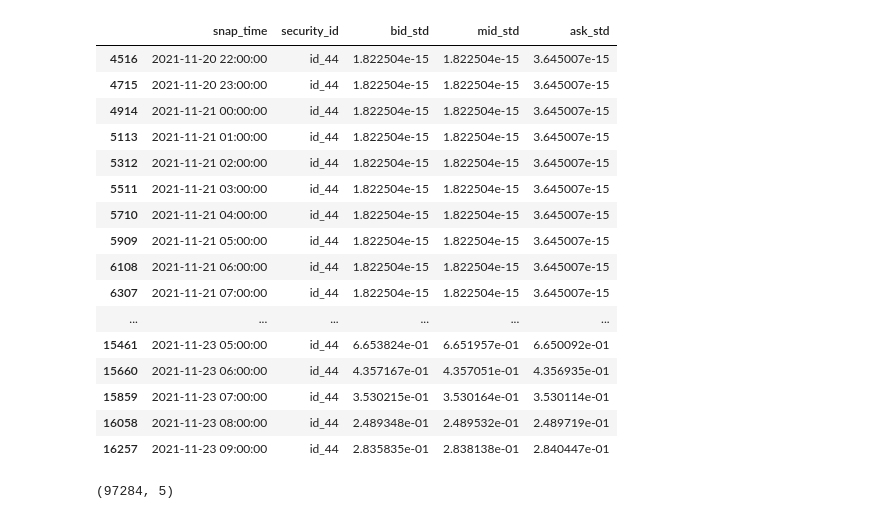
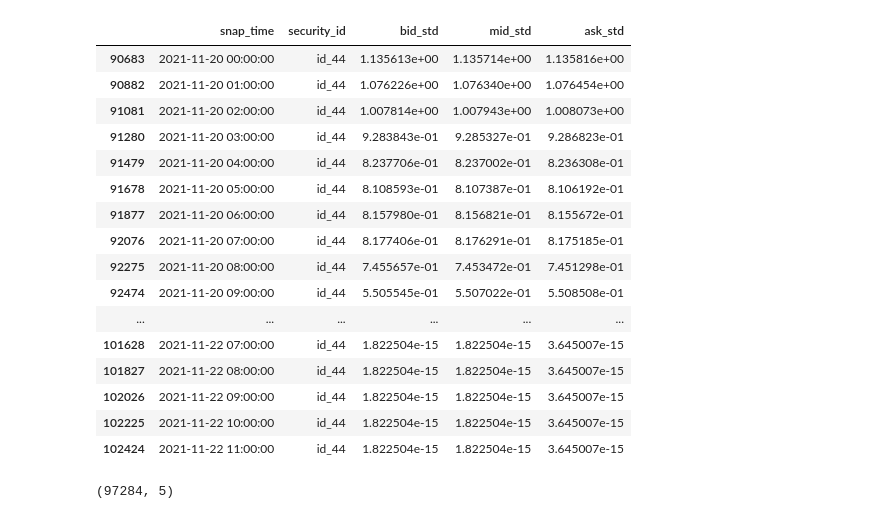
Before and after one commit to GiriRanganathan/parameta-data-science-test, a Jupyter notebook: test_notebook.ipynb, the cells around one changed output. Cells and saved outputs as stored; diff of their text form; code cells hidden in the pictures.

```diff
--- a/test_notebook.ipynb
+++ b/test_notebook.ipynb
@@ -5,2 +1,4 @@ results_df_checker_2 = 1
+# %%
+df = pd.read_csv("/workspaces/parameta-data-science-test/Parameta/stdev_test/results/rolling_std_results.csv")
 # %%
-results_df_checker_2 = results_df[(results_df['security_id'] == 'id_44') & (results_df['snap_time'] >= '2021-11-20 00:00:00')].sort_values(by='snap_time')
+results_df_checker = df[(df['security_id'] == 'id_44') & (df['snap_time'] >= '2021-11-20 00:00:00')].sort_values(by='snap_time')
@@ -27,20 +4,0 @@ results_df_checker_2.head(60)
-# %%
-results_df_checker_2.tail(60)
-# %% [output]
-|  | snap_time | security_id | bid_std | mid_std | ask_std |
-| 4516 | 2021-11-20 22:00:00 | id_44 | 1.822504e-15 | 1.822504e-15 | 3.645007e-15 |
-| 4715 | 2021-11-20 23:00:00 | id_44 | 1.822504e-15 | 1.822504e-15 | 3.645007e-15 |
-| 4914 | 2021-11-21 00:00:00 | id_44 | 1.822504e-15 | 1.822504e-15 | 3.645007e-15 |
-| 5113 | 2021-11-21 01:00:00 | id_44 | 1.822504e-15 | 1.822504e-15 | 3.645007e-15 |
-| 5312 | 2021-11-21 02:00:00 | id_44 | 1.822504e-15 | 1.822504e-15 | 3.645007e-15 |
-| 5511 | 2021-11-21 03:00:00 | id_44 | 1.822504e-15 | 1.822504e-15 | 3.645007e-15 |
-| 5710 | 2021-11-21 04:00:00 | id_44 | 1.822504e-15 | 1.822504e-15 | 3.645007e-15 |
-| 5909 | 2021-11-21 05:00:00 | id_44 | 1.822504e-15 | 1.822504e-15 | 3.645007e-15 |
-| 6108 | 2021-11-21 06:00:00 | id_44 | 1.822504e-15 | 1.822504e-15 | 3.645007e-15 |
-| 6307 | 2021-11-21 07:00:00 | id_44 | 1.822504e-15 | 1.822504e-15 | 3.645007e-15 |
-| ... | ... | ... | ... | ... | ... |
-| 15461 | 2021-11-23 05:00:00 | id_44 | 6.653824e-01 | 6.651957e-01 | 6.650092e-01 |
-| 15660 | 2021-11-23 06:00:00 | id_44 | 4.357167e-01 | 4.357051e-01 | 4.356935e-01 |
-| 15859 | 2021-11-23 07:00:00 | id_44 | 3.530215e-01 | 3.530164e-01 | 3.530114e-01 |
-| 16058 | 2021-11-23 08:00:00 | id_44 | 2.489348e-01 | 2.489532e-01 | 2.489719e-01 |
-| 16257 | 2021-11-23 09:00:00 | id_44 | 2.835835e-01 | 2.838138e-01 | 2.840447e-01 |
@@ -49,3 +5,23 @@ df.to_csv("/workspaces/parameta-data-science-test/Parameta/stdev_test/data/id_fi
+# %%
+results_df_checker.head(60)
+# %% [output]
+|  | snap_time | security_id | bid_std | mid_std | ask_std |
+| 90683 | 2021-11-20 00:00:00 | id_44 | 1.135613e+00 | 1.135714e+00 | 1.135816e+00 |
+| 90882 | 2021-11-20 01:00:00 | id_44 | 1.076226e+00 | 1.076340e+00 | 1.076454e+00 |
+| 91081 | 2021-11-20 02:00:00 | id_44 | 1.007814e+00 | 1.007943e+00 | 1.008073e+00 |
+| 91280 | 2021-11-20 03:00:00 | id_44 | 9.283843e-01 | 9.285327e-01 | 9.286823e-01 |
+| 91479 | 2021-11-20 04:00:00 | id_44 | 8.237706e-01 | 8.237002e-01 | 8.236308e-01 |
+| 91678 | 2021-11-20 05:00:00 | id_44 | 8.108593e-01 | 8.107387e-01 | 8.106192e-01 |
+| 91877 | 2021-11-20 06:00:00 | id_44 | 8.157980e-01 | 8.156821e-01 | 8.155672e-01 |
+| 92076 | 2021-11-20 07:00:00 | id_44 | 8.177406e-01 | 8.176291e-01 | 8.175185e-01 |
+| 92275 | 2021-11-20 08:00:00 | id_44 | 7.455657e-01 | 7.453472e-01 | 7.451298e-01 |
+| 92474 | 2021-11-20 09:00:00 | id_44 | 5.505545e-01 | 5.507022e-01 | 5.508508e-01 |
+| ... | ... | ... | ... | ... | ... |
+| 101628 | 2021-11-22 07:00:00 | id_44 | 1.822504e-15 | 1.822504e-15 | 3.645007e-15 |
+| 101827 | 2021-11-22 08:00:00 | id_44 | 1.822504e-15 | 1.822504e-15 | 3.645007e-15 |
+| 102026 | 2021-11-22 09:00:00 | id_44 | 1.822504e-15 | 1.822504e-15 | 3.645007e-15 |
+| 102225 | 2021-11-22 10:00:00 | id_44 | 1.822504e-15 | 1.822504e-15 | 3.645007e-15 |
+| 102424 | 2021-11-22 11:00:00 | id_44 | 1.822504e-15 | 1.822504e-15 | 3.645007e-15 |
 # %%
 df = df[df['security_id'] == 'id_44'].sort_values(by='snap_time')
 # %%
```
Also changed, not shown: parts of 4 cells of this notebook, 1 other file.
